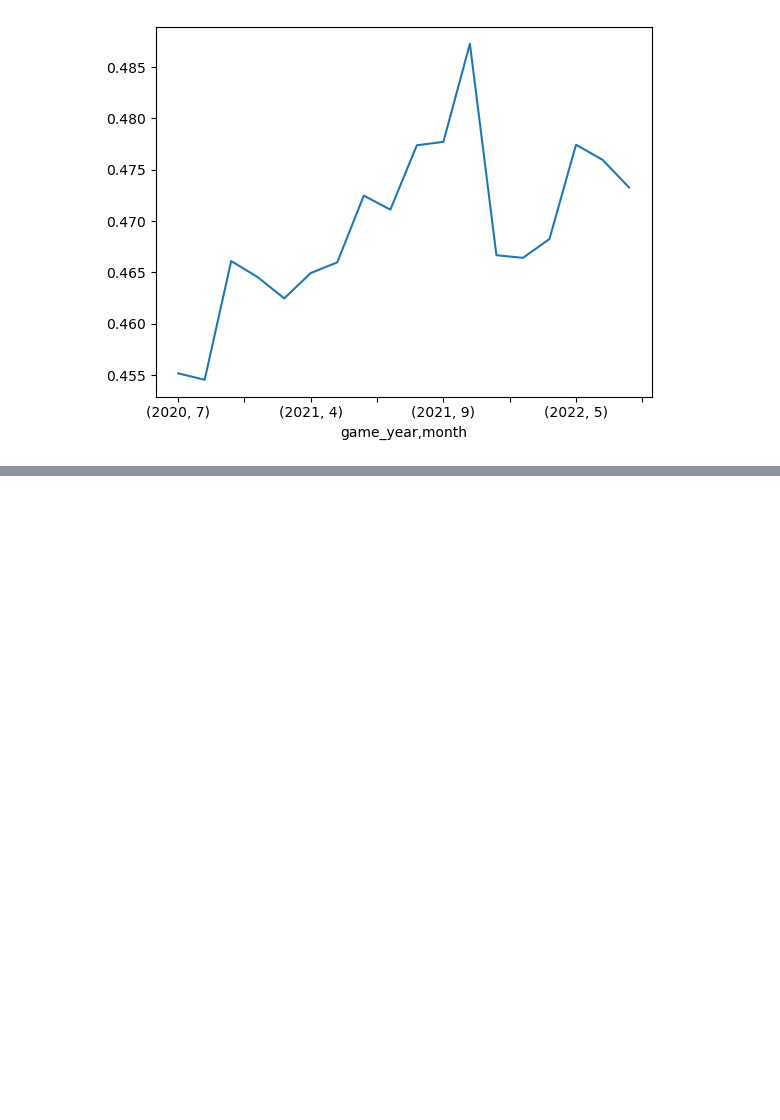
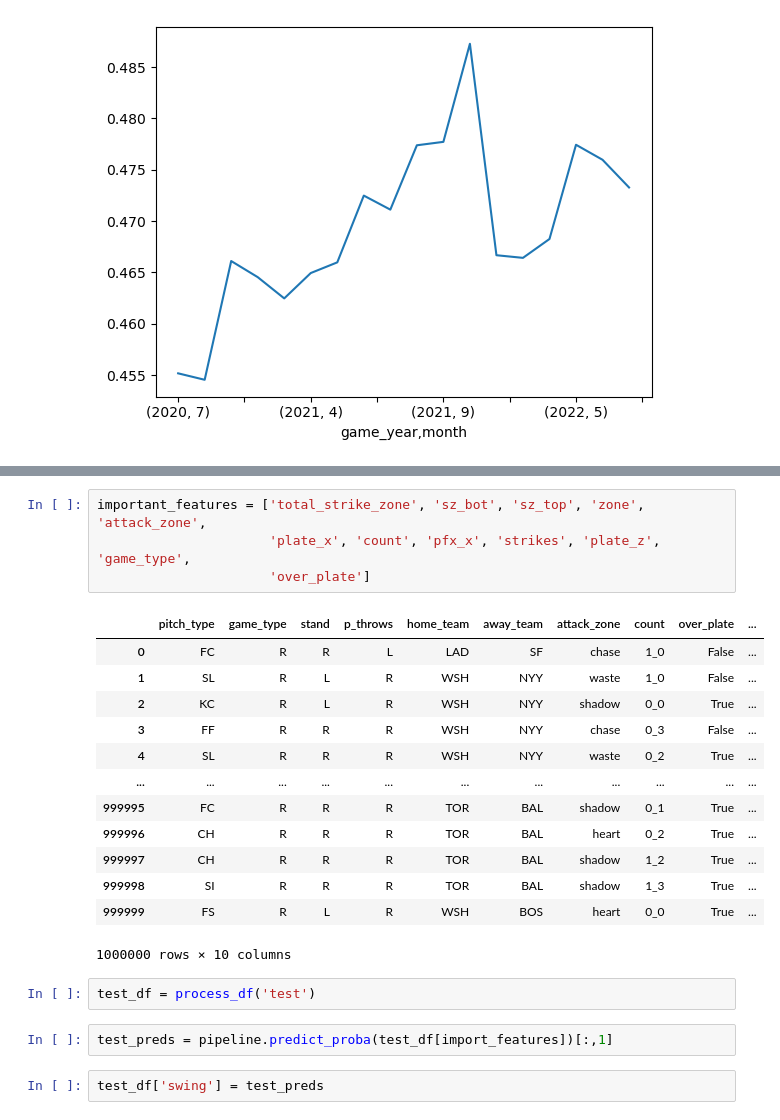
Before and after one commit to yaobviously/nick_wan_home_runs, a Jupyter notebook: nick_wan_swing.ipynb, the cells around one changed output, grey strips where cells are left out. Cells and saved outputs as stored; diff of their text form; blank space fills up the shorter version.

```diff
--- a/nick_wan_swing.ipynb
+++ b/nick_wan_swing.ipynb
@@ -216,0 +300,24 @@ imp_df.sort_values(by='importance_mean', ascending=False)
+# %%
+important_features = ['total_strike_zone', 'sz_bot', 'sz_top', 'zone', 'attack_zone',
+                      'plate_x', 'count', 'pfx_x', 'strikes', 'plate_z', 'game_type',
+                      'over_plate']
+# %% [output]
+|  | pitch_type | game_type | stand | p_throws | home_team | away_team | attack_zone | count | over_plate | ... |
+| 0 | FC | R | R | L | LAD | SF | chase | 1_0 | False | ... |
+| 1 | SL | R | L | R | WSH | NYY | waste | 1_0 | False | ... |
+| 2 | KC | R | L | R | WSH | NYY | shadow | 0_0 | True | ... |
+| 3 | FF | R | R | R | WSH | NYY | chase | 0_3 | False | ... |
+| 4 | SL | R | R | R | WSH | NYY | waste | 0_2 | True | ... |
+| ... | ... | ... | ... | ... | ... | ... | ... | ... | ... | ... |
+| 999995 | FC | R | R | R | TOR | BAL | shadow | 0_1 | True | ... |
+| 999996 | CH | R | R | R | TOR | BAL | heart | 0_2 | True | ... |
+| 999997 | CH | R | R | R | TOR | BAL | shadow | 1_2 | True | ... |
+| 999998 | SI | R | R | R | TOR | BAL | shadow | 1_3 | True | ... |
+| 999999 | FS | R | L | R | WSH | BOS | heart | 0_0 | True | ... |
+1000000 rows × 10 columns
+# %%
+test_df = process_df('test')
+# %%
+test_preds = pipeline.predict_proba(test_df[import_features])[:,1]
+# %%
+test_df['swing'] = test_preds
```
Also changed, not shown: parts of 12 cells of this notebook.
